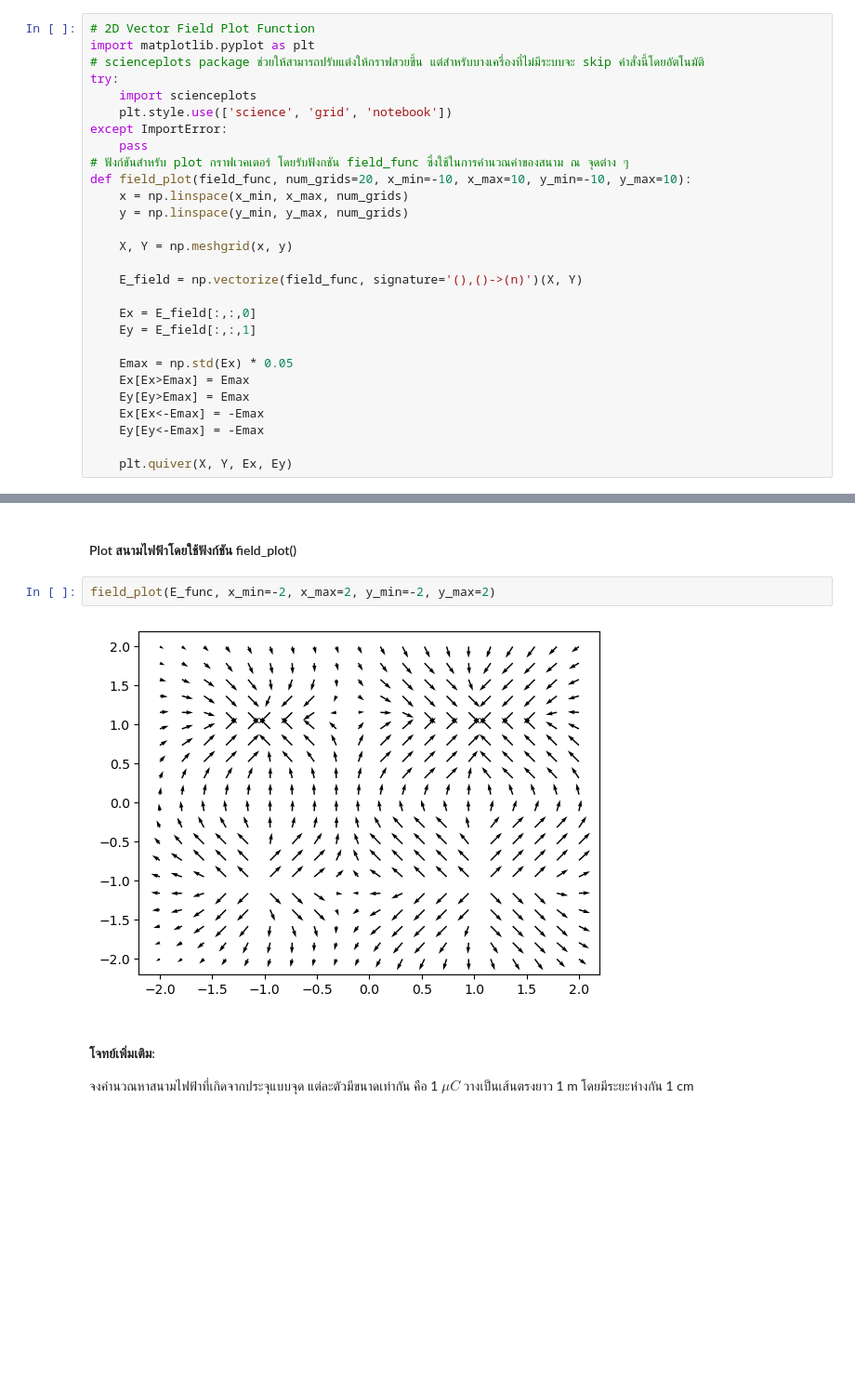
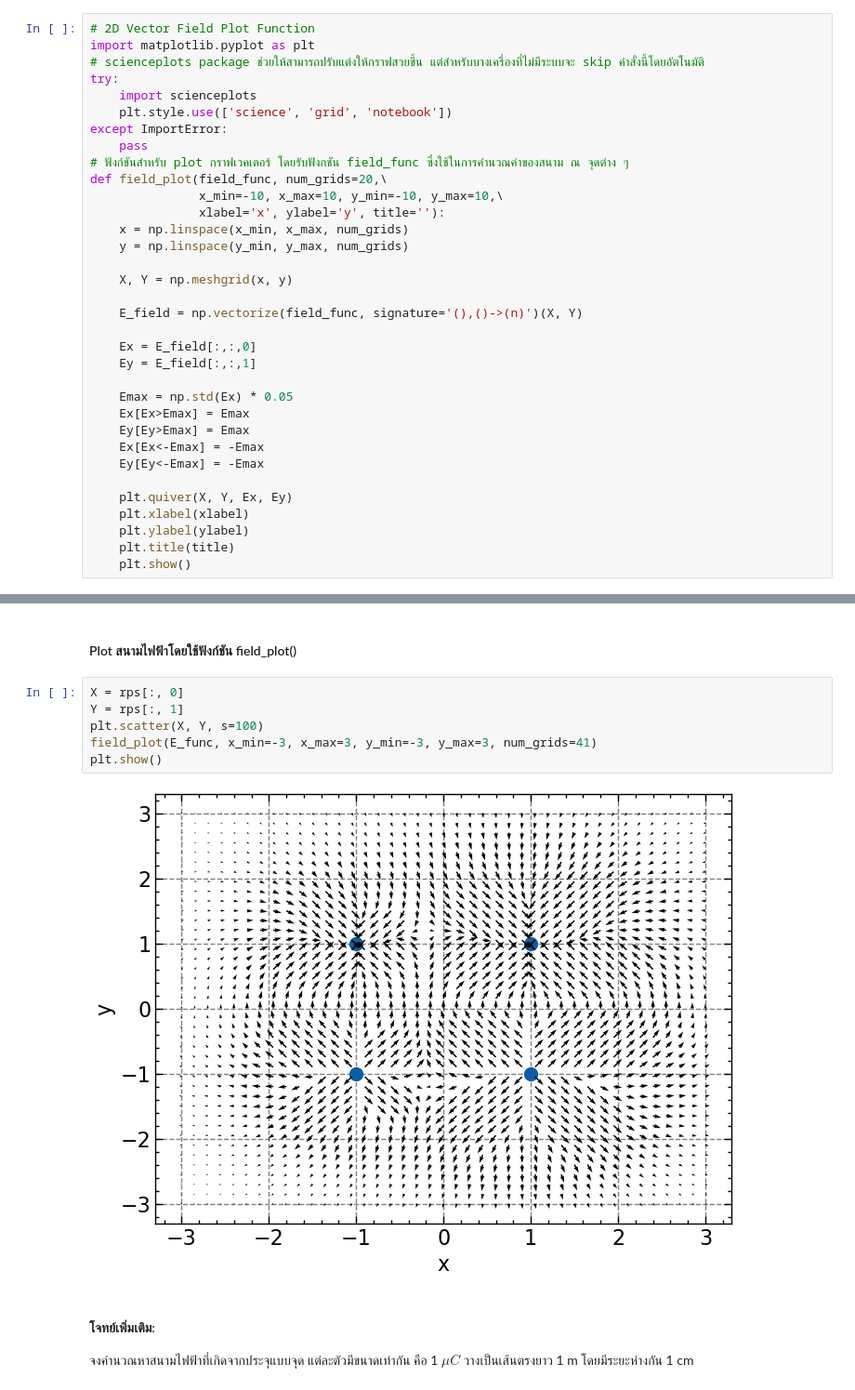
Before and after one commit to nayot/emag, a Jupyter notebook: Basic_Coulomb.ipynb, the cells around one changed output, grey strips where cells are left out. Shown at 93% size. Cells and saved outputs as stored; diff of their text form; blank space fills up the shorter version.

```diff
--- a/Basic_Coulomb.ipynb
+++ b/Basic_Coulomb.ipynb
@@ -78,7 +78,9 @@ try:
 except ImportError:
     pass
 # ฟังก์ชันสำหรับ plot กราฟเวคเตอร์ โดยรับฟังกชัน field_func ซึ่งใช้ในการคำนวณค่าของสนาม ณ จุดต่าง ๆ
-def field_plot(field_func, num_grids=20, x_min=-10, x_max=10, y_min=-10, y_max=10):
+def field_plot(field_func, num_grids=20,\
+               x_min=-10, x_max=10, y_min=-10, y_max=10,\
+               xlabel='x', ylabel='y', title=''):
     x = np.linspace(x_min, x_max, num_grids)
     y = np.linspace(y_min, y_max, num_grids)
 
@@ -96,4 +98,8 @@ def field_plot(field_func, num_grids=20, x_min=-10, x_max=10, y_min=-10, y_max=1
     Ey[Ey<-Emax] = -Emax
 
     plt.quiver(X, Y, Ex, Ey)
+    plt.xlabel(xlabel)
+    plt.ylabel(ylabel)
+    plt.title(title)
+    plt.show()
 # %%
@@ -126,9 +137,13 @@ array([-129.914931957276, -968.9464546954275])
 # %% [markdown]
 #### Plot สนามไฟฟ้าโดยใช้ฟังก์ชัน field_plot()
 # %%
-field_plot(E_func, x_min=-2, x_max=2, y_min=-2, y_max=2)
+X = rps[:, 0]
+Y = rps[:, 1]
+plt.scatter(X, Y, s=100)
+field_plot(E_func, x_min=-3, x_max=3, y_min=-3, y_max=3, num_grids=41)
+plt.show()
 # %% [output]
-[figure, old version]
+[figure, new version]
 # %% [markdown]
 #### โจทย์เพิ่มเติม:
 จงคำนวณหาสนามไฟฟ้าที่เกิดจากประจุแบบจุด แต่ละตัวมีขนาดเท่ากัน คือ 1 $\mu C$ วางเป็นเส้นตรงยาว 1 m โดยมีระยะห่างกัน 1 cm
```
Also changed, not shown: parts of 3 cells of this notebook.
